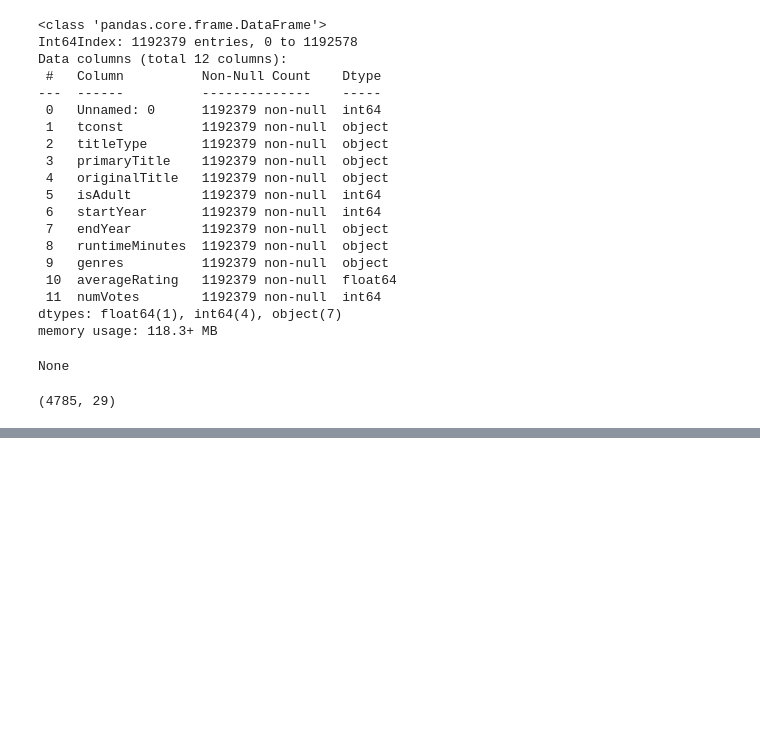
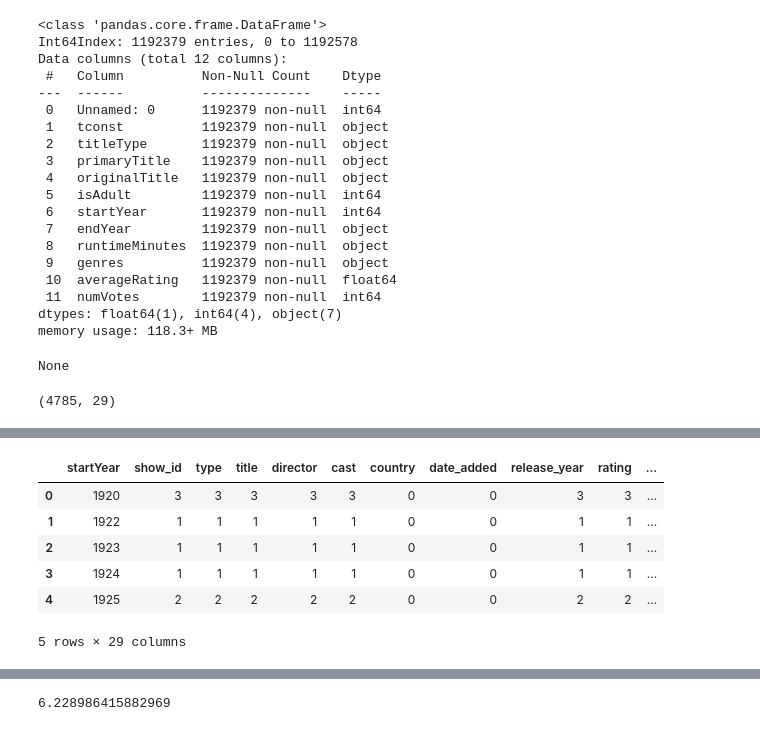
Before and after one commit to prvUA/pprv.project, a Jupyter notebook: amazon_prime_preprocess.ipynb, the cells around one changed output, grey strips where cells are left out. Cells and saved outputs as stored; diff of their text form; code cells hidden in the pictures; blank space fills up the shorter version.

Commit message:
Update Prime video

```diff
--- a/amazon_prime_preprocess.ipynb
+++ b/amazon_prime_preprocess.ipynb
@@ -216,0 +278,22 @@ merged_df
+# %%
+dfg = merged_df.groupby('startYear').count().reset_index()
+display(dfg.head())
+
+fig = px.bar(dfg, x='startYear', y='title', title='Total Películas y Series por año',
+            labels={'startYear':'Año', 'title': 'Título'}, color_discrete_sequence=['rgba(0,168,225,1)'])
+#fig.update_yaxes(color='white')
+#fig.update_xaxes(color='white')
+
+fig.update_layout({
+'plot_bgcolor': 'rgba(255,255,255,1)',
+#'paper_bgcolor': 'rgba(35,47,62,1)',
+})
+fig.show()
+# %% [output]
+|  | startYear | show_id | type | title | director | cast | country | date_added | release_year | rating | ... |
+| 0 | 1920 | 3 | 3 | 3 | 3 | 3 | 0 | 0 | 3 | 3 | ... |
+| 1 | 1922 | 1 | 1 | 1 | 1 | 1 | 0 | 0 | 1 | 1 | ... |
+| 2 | 1923 | 1 | 1 | 1 | 1 | 1 | 0 | 0 | 1 | 1 | ... |
+| 3 | 1924 | 1 | 1 | 1 | 1 | 1 | 0 | 0 | 1 | 1 | ... |
+| 4 | 1925 | 2 | 2 | 2 | 2 | 2 | 0 | 0 | 2 | 2 | ... |
+5 rows × 29 columns
@@ -216,0 +301,6 @@ merged_df
+# %%
+# Media de IMBD de Prime
+prime_mean_imbd_score = merged_df['averageRating'].mean()
+prime_mean_imbd_score
+# %% [output]
+6.228986415882969
```
Also changed, not shown: parts of 10 cells of this notebook.
